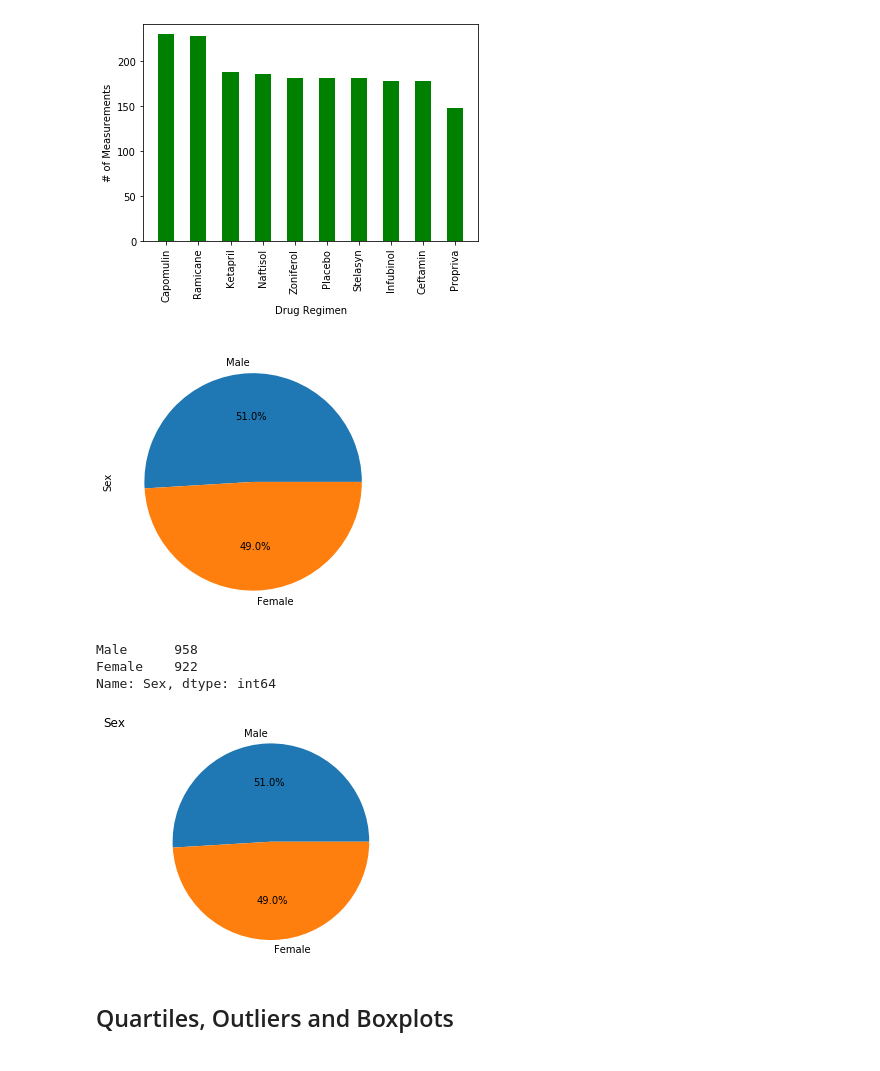
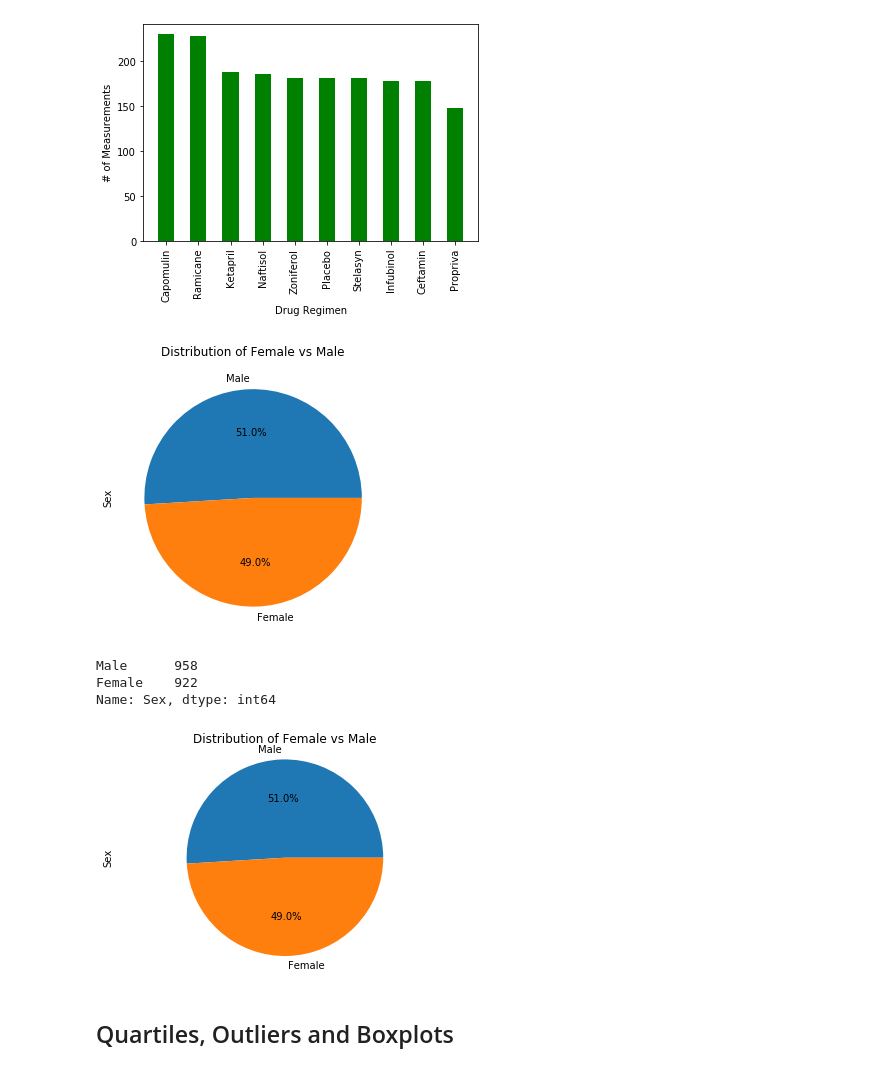
Before and after one commit to gigilynne/MatplotlibChallenge, a Jupyter notebook: pymaceuticals_analysis.ipynb, the cells around one changed output. Saved outputs shown, nothing was run; the diff lists cells and outputs as text; code cells hidden in the pictures.

```diff
--- a/pymaceuticals_analysis.ipynb
+++ b/pymaceuticals_analysis.ipynb
@@ -418,15 +418,16 @@ plt.show()
 # %%
 # Generate a pie plot showing the distribution of female versus male mice using pandas
 mouse_pie_df = clean_study_df['Sex'].value_counts()
 
-mouse_pie_df.plot(kind="pie",autopct = "%1.1f%%", figsize=(5, 5))
+mouse_pie_df.plot(kind="pie",autopct = "%1.1f%%", figsize=(5, 5),title ="Distribution of Female vs Male")
+
 
 # Save an image chart and print the final product to the screen
 plt.savefig("Resources/mouse_panplot.png")
 
 plt.show()
 # %% [output]
-[figure, old version]
+[figure, new version]
 # %%
 mouse_pie_df #show data from plt to check
 # %% [output]
@@ -441,14 +442,15 @@ plt.pie(mouse_pie_df,labels=["Male","Female"], autopct="%1.1f%%")
 plt.axis("equal")
 
 #add title
-plt.title("Sex", loc='left')
+plt.title("Distribution of Female vs Male", loc='center')
+plt.ylabel('Sex')
 
 # Save an image chart and print the final product to the screen
 plt.savefig("Resources/mouse_matplot.png")
 
 plt.show()
 # %% [output]
-[figure, old version]
+[figure, new version]
 # %% [markdown]
 ## Quartiles, Outliers and Boxplots
 # %%
```
Also changed, not shown: parts of 3 cells of this notebook, 4 other files.
